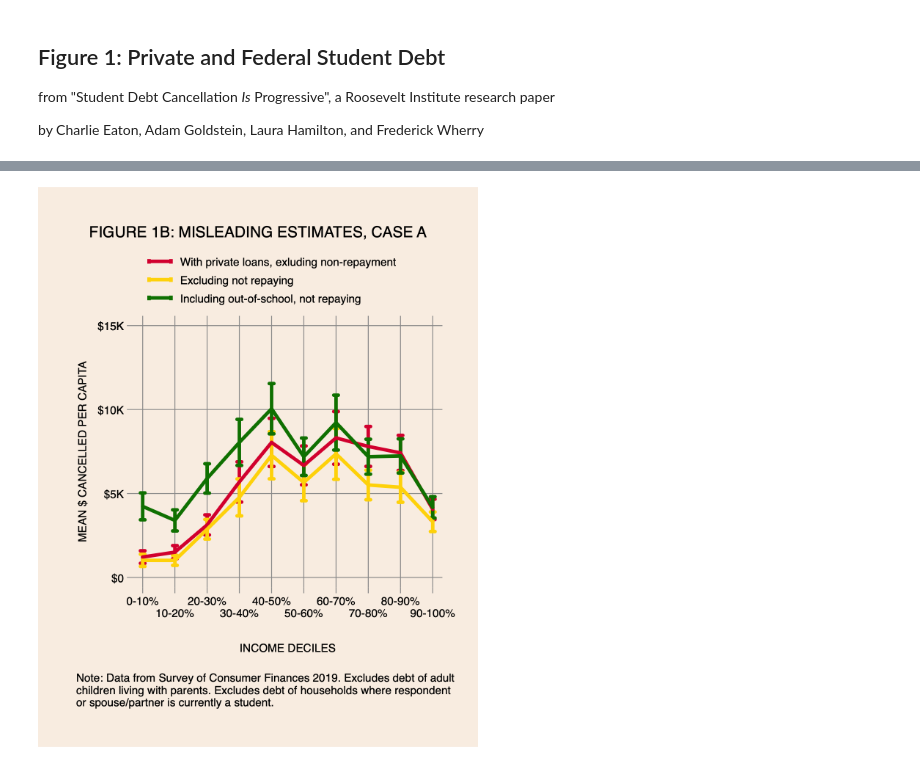
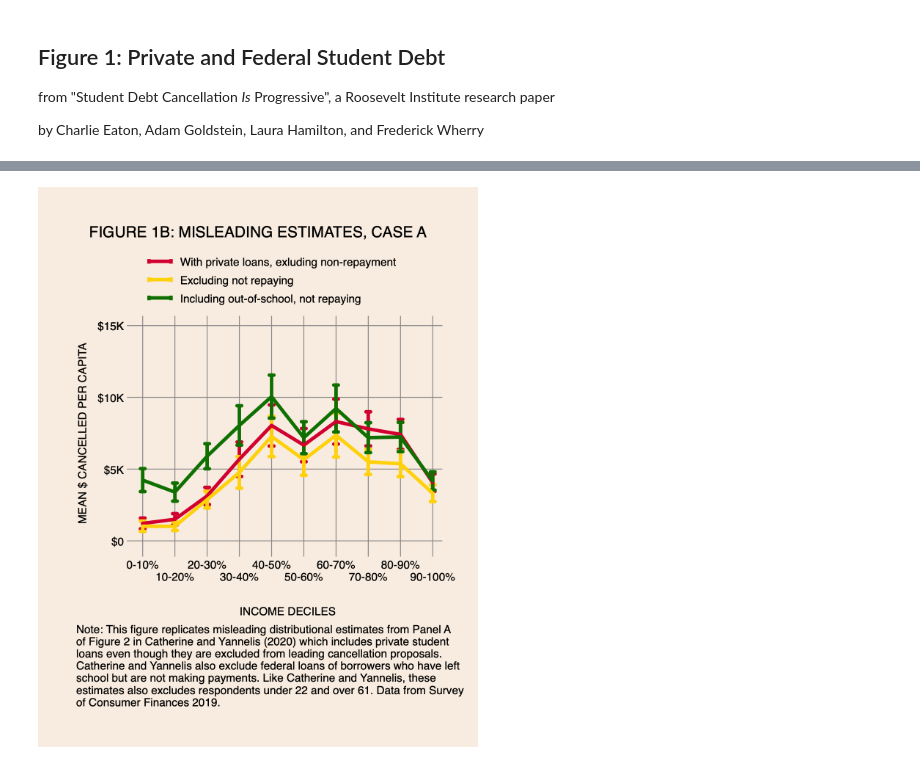
Before and after one commit to charlieeatonphd/debtcancellation, a Jupyter notebook: f1_fedprivatedebt.ipynb, the cells around one changed output, grey strips where cells are left out. Drawn from its saved outputs; the diff is of its cells as text; code cells hidden in the pictures.

```diff
--- a/f1_fedprivatedebt.ipynb
+++ b/f1_fedprivatedebt.ipynb
@@ -56,17 +58,20 @@ qui regress percapfedloan i.incomedecile if selfstudent!=1 & spousestudent!=1 &
 qui margins i.incomedecile , saving(data/percapfedloan, replace)
 # %%
 qui combomarginsplot12 data/withprivate data/percaprpy data/percapfedloan ///
-, ytitle(MEAN $ CANCELLED PER CAPITA) ///
+    , ytitle(MEAN $ CANCELLED PER CAPITA) ///
     title("FIGURE 1B: MISLEADING ESTIMATES, CASE A", size(3.5)) ///
-legend(position(12) order(1 "With private loans, exluding non-repayment" 2 "Excluding not repaying" ///
-3 "Including out-of-school, not repaying")) ///
-note(" " "Note: Data from Survey of Consumer Finances 2019. Excludes debt of adult" ///
-        "children living with parents. Excludes debt of households where respondent" ///
-        "or spouse/partner is currently a student.", size(small) xoffset(0)) graphregion(margin(large)) ///
-xscale(titlegap(large)) ylabel(0 "$0" 5000 "$5K" 10000 "$10K" 15000 "$15K" 15000 "$15K") ///
-xlabel(, alternate) ///
-xtitle(INCOME DECILES) scheme(dubois)
+    legend(position(12) order(1 "With private loans, exluding non-repayment" 2 "Excluding not repaying" ///
+    3 "Including out-of-school, not repaying")) ///
+    note("Note: This figure replicates misleading distributional estimates from Panel A" ///
+        "of Figure 2 in Catherine and Yannelis (2020) which includes private student" ///
+        "loans even though they are excluded from leading cancellation proposals." ///
+        "Catherine and Yannelis also exclude federal loans of borrowers who have left" ///
+        "school but are not making payments. Like Catherine and Yannelis, these" ///
+        "estimates also excludes respondents under 22 and over 61. Data from Survey" ///
+        "of Consumer Finances 2019. ", size(small) xoffset(0)) graphregion(margin(large)) ///
+        xscale(titlegap(large)) ylabel(0 "$0" 5000 "$5K" 10000 "$10K" 15000 "$15K" 15000 "$15K") ///
+        xlabel(, alternate) xtitle(INCOME DECILES) scheme(dubois)
 
 graph display
 # %% [output]
-[figure, old version]
+[figure, new version]
```
Also changed, not shown: parts of 3 cells of this notebook, 7 other files.
